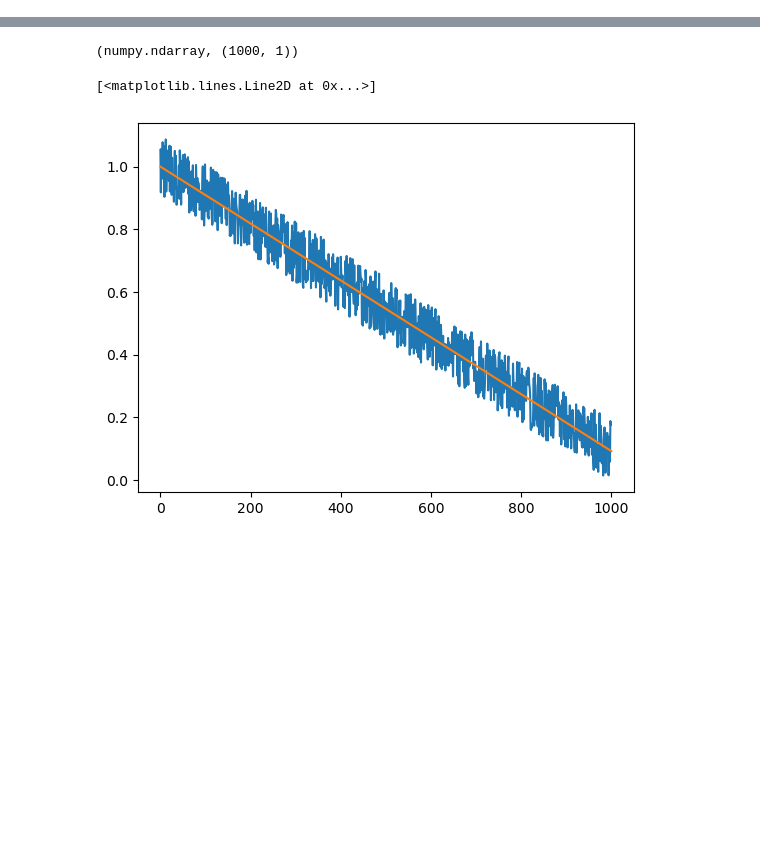
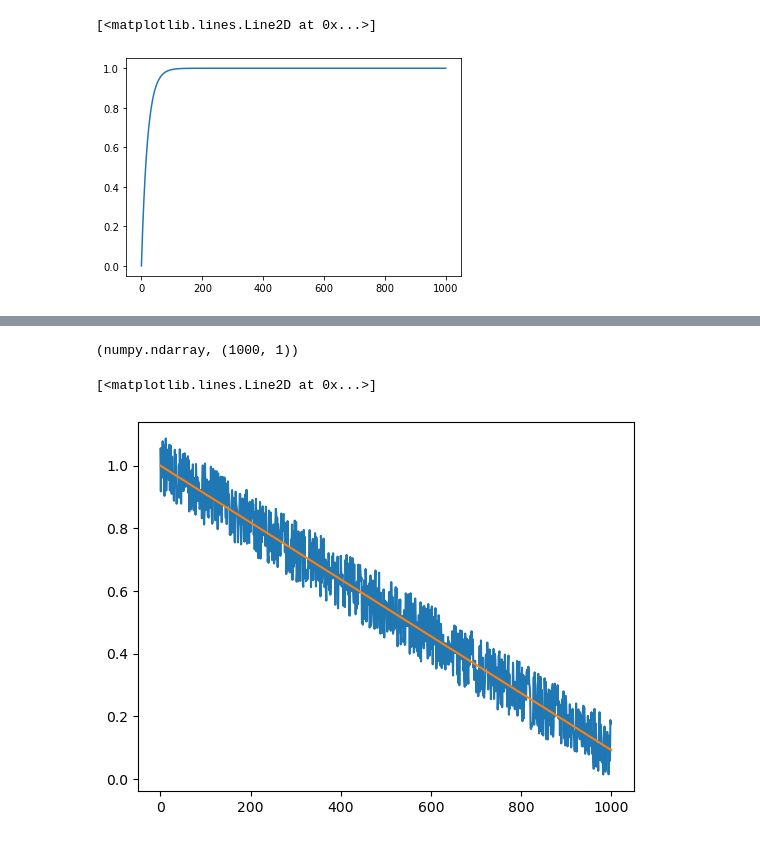
Before and after one commit to vms10/reservoirs_code, a Jupyter notebook: pruebas.ipynb, the cells around one changed output, grey strips where cells are left out. Saved outputs shown, nothing was run; the diff lists cells and outputs as text; code cells hidden in the pictures; blank space fills up the shorter version.

```diff
--- a/pruebas.ipynb
+++ b/pruebas.ipynb
@@ -40,0 +48,2 @@ list
+# %%
+first_out=y[0]
@@ -40,0 +54,5 @@ list
+# %%
+plt.plot(first_out[:,0])
+# %% [output]
+[<matplotlib.lines.Line2D at 0x...>]
+[figure, added]
```
Also changed, not shown: parts of 33 cells of this notebook, 14 other files.
